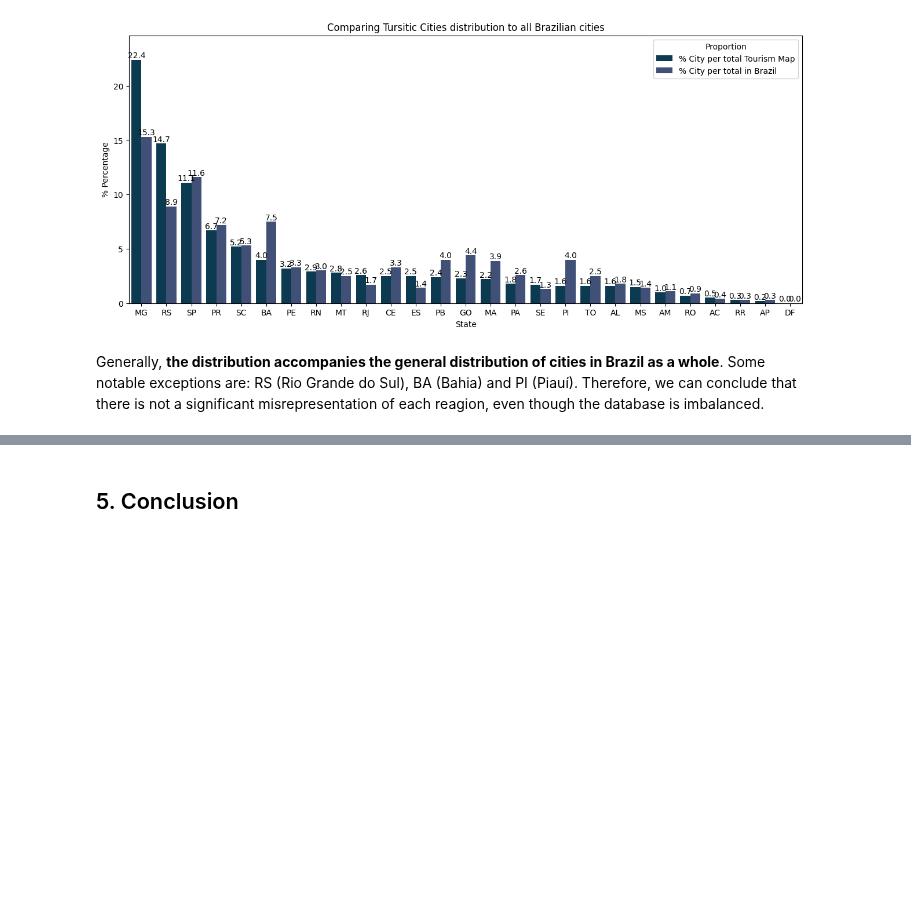
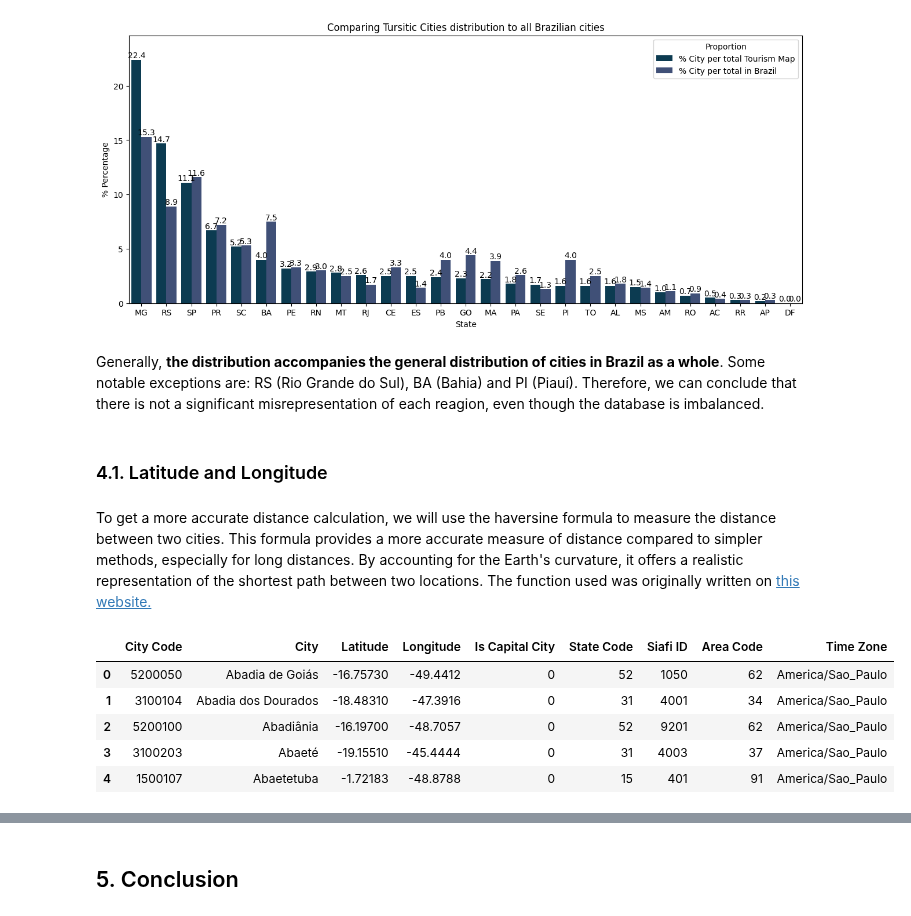
Before and after one commit to juhtolent/Brazil_Tourism, a Jupyter notebook: Data Analysis - Tourism.ipynb, the cells around one changed output, grey strips where cells are left out. Cells and saved outputs as stored; diff of their text form; code cells hidden in the pictures; blank space fills up the shorter version.

Commit message:
adding lat/long

```diff
--- a/Data Analysis - Tourism.ipynb
+++ b/Data Analysis - Tourism.ipynb
@@ -489,3 +489,33 @@ for bars in fig_states.containers:
 [figure]
 # %% [markdown]
 Generally, <b> the distribution accompanies the general distribution of cities in Brazil as a whole</b>. Some notable exceptions are: RS (Rio Grande do Sul), BA (Bahia) and PI (Piauí). Therefore, we can conclude that there is not a significant misrepresentation of each reagion, even though the database is imbalanced.
+# %% [markdown]
+### 4.1. Latitude and Longitude
+# %% [markdown]
+To get a more accurate distance calculation, we will use the haversine formula to measure the distance between two cities. This formula provides a more accurate measure of distance compared to simpler methods, especially for long distances. By accounting for the Earth's curvature, it offers a realistic representation of the shortest path between two locations. The function used was originally written on [this website.](https://towardsdatascience.com/heres-how-to-calculate-distance-between-2-geolocations-in-python-93ecab5bbba4)
+# %%
+#adding lat/long to the dataframe
+df_latlong = pd.read_csv(r'data\BR_cities_latlong.csv', delimiter=',')
+
+# renaming to english and to standardize
+df_latlong.rename({
+    'codigo_ibge': 'City Code',
+    'nome': 'City',
+    'latitude': 'Latitude',
+    'longitude': 'Longitude',
+    'capital': 'Is Capital City', #each state has a capital in Brazil,
+    'codigo_uf': 'State Code',
+    'siafi_id': 'Siafi ID', #code for government administrative processes
+    'ddd': 'Area Code',
+    'fuso_horario': 'Time Zone'
+}, axis='columns', inplace=True)
+
+
+df_latlong.head()
+# %% [output]
+|  | City Code | City | Latitude | Longitude | Is Capital City | State Code | Siafi ID | Area Code | Time Zone |
+| 0 | 5200050 | Abadia de Goiás | -16.75730 | -49.4412 | 0 | 52 | 1050 | 62 | America/Sao_Paulo |
+| 1 | 3100104 | Abadia dos Dourados | -18.48310 | -47.3916 | 0 | 31 | 4001 | 34 | America/Sao_Paulo |
+| 2 | 5200100 | Abadiânia | -16.19700 | -48.7057 | 0 | 52 | 9201 | 62 | America/Sao_Paulo |
+| 3 | 3100203 | Abaeté | -19.15510 | -45.4444 | 0 | 31 | 4003 | 37 | America/Sao_Paulo |
+| 4 | 1500107 | Abaetetuba | -1.72183 | -48.8788 | 0 | 15 | 401 | 91 | America/Sao_Paulo |
```
Also changed, not shown: parts of 18 cells of this notebook, 1 other file.
